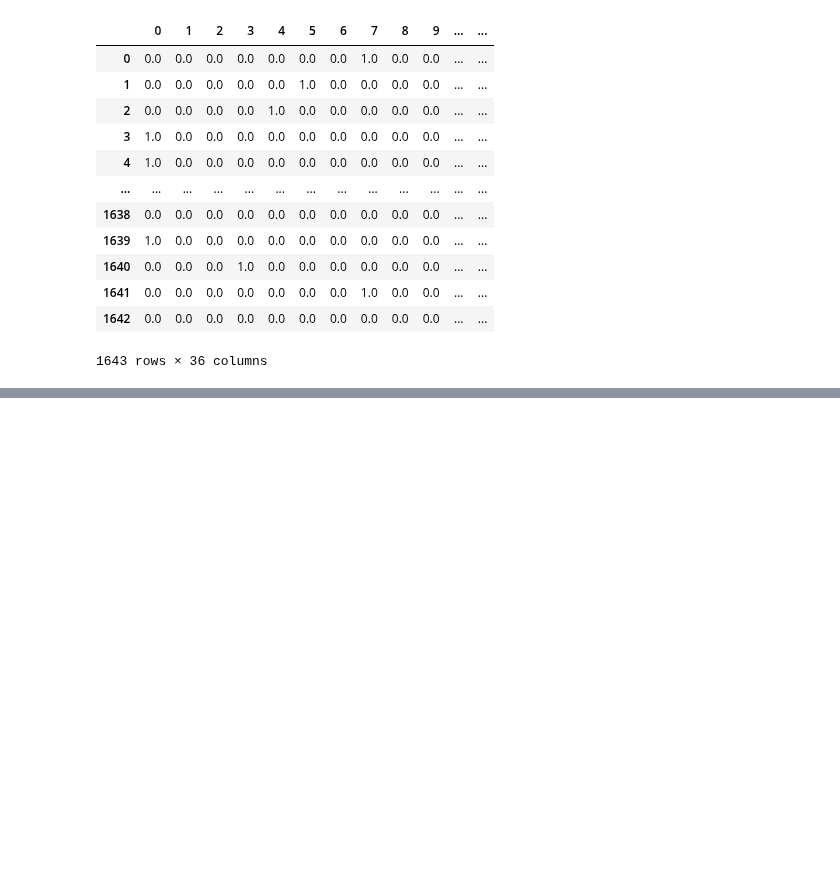
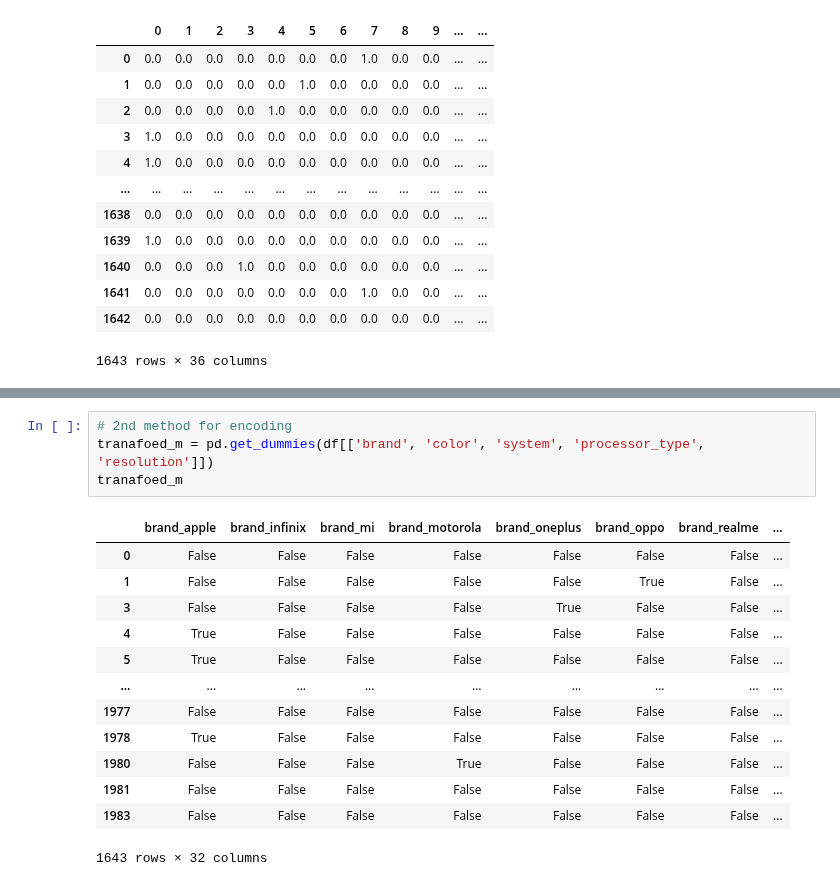
Before and after one commit to MuhammadRehanKhalid/Ehunar_ML_AI, a Jupyter notebook: M_10_ScikitLearn_Data_Ready.ipynb, the cells around one changed output, grey strips where cells are left out. Drawn from its saved outputs; the diff is of its cells as text; blank space fills up the shorter version.

```diff
--- a/M_10_ScikitLearn_Data_Ready.ipynb
+++ b/M_10_ScikitLearn_Data_Ready.ipynb
@@ -174,0 +187,18 @@ KeyError: ('brand', 'color', 'system', 'processor_type', 'resolution')
+# %%
+# 2nd method for encoding
+tranafoed_m = pd.get_dummies(df[['brand', 'color', 'system', 'processor_type', 'resolution']])
+tranafoed_m
+# %% [output]
+|  | brand_apple | brand_infinix | brand_mi | brand_motorola | brand_oneplus | brand_oppo | brand_realme | ... |
+| 0 | False | False | False | False | False | False | False | ... |
+| 1 | False | False | False | False | False | True | False | ... |
+| 3 | False | False | False | False | True | False | False | ... |
+| 4 | True | False | False | False | False | False | False | ... |
+| 5 | True | False | False | False | False | False | False | ... |
+| ... | ... | ... | ... | ... | ... | ... | ... | ... |
+| 1977 | False | False | False | False | False | False | False | ... |
+| 1978 | True | False | False | False | False | False | False | ... |
+| 1980 | False | False | False | True | False | False | False | ... |
+| 1981 | False | False | False | False | False | False | False | ... |
+| 1983 | False | False | False | False | False | False | False | ... |
+1643 rows × 32 columns
```
Also changed, not shown: parts of 4 cells of this notebook, 1 other file.
